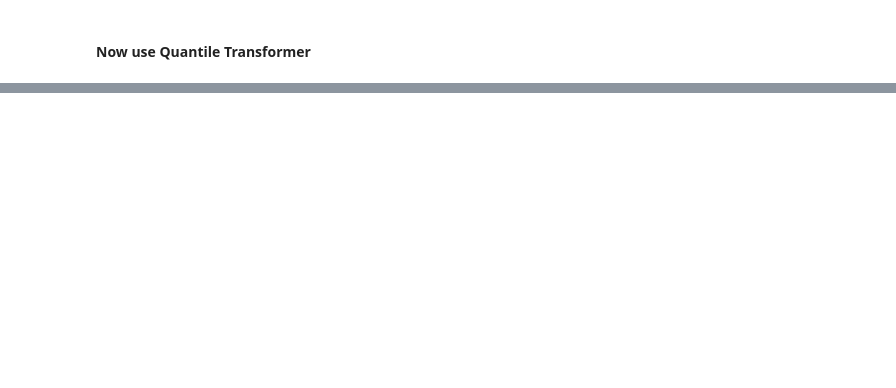
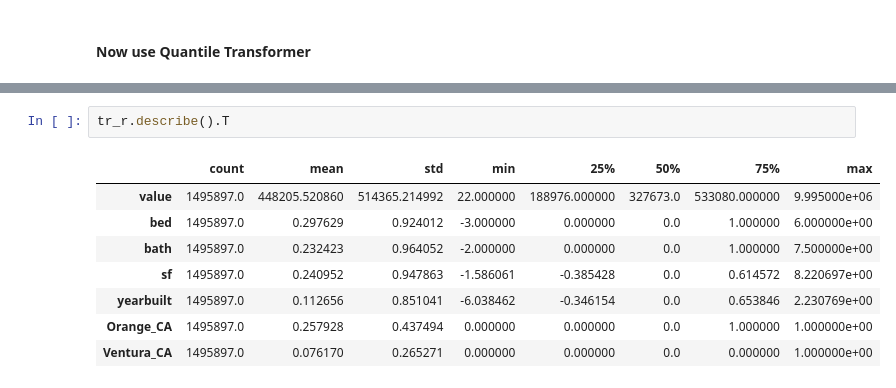
Before and after one commit to Cayt-Schlichting/regression-exercises, a Jupyter notebook: scaling.ipynb, the cells around one changed output, grey strips where cells are left out. Drawn from its saved outputs; the diff is of its cells as text; blank space fills up the shorter version.

```diff
--- a/scaling.ipynb
+++ b/scaling.ipynb
@@ -210,0 +265,11 @@ for c in X_tr.columns:
+# %%
+tr_r.describe().T
+# %% [output]
+|  | count | mean | std | min | 25% | 50% | 75% | max |
+| value | 1495897.0 | 448205.520860 | 514365.214992 | 22.000000 | 188976.000000 | 327673.0 | 533080.000000 | 9.995000e+06 |
+| bed | 1495897.0 | 0.297629 | 0.924012 | -3.000000 | 0.000000 | 0.0 | 1.000000 | 6.000000e+00 |
+| bath | 1495897.0 | 0.232423 | 0.964052 | -2.000000 | 0.000000 | 0.0 | 1.000000 | 7.500000e+00 |
+| sf | 1495897.0 | 0.240952 | 0.947863 | -1.586061 | -0.385428 | 0.0 | 0.614572 | 8.220697e+00 |
+| yearbuilt | 1495897.0 | 0.112656 | 0.851041 | -6.038462 | -0.346154 | 0.0 | 0.653846 | 2.230769e+00 |
+| Orange_CA | 1495897.0 | 0.257928 | 0.437494 | 0.000000 | 0.000000 | 0.0 | 1.000000 | 1.000000e+00 |
+| Ventura_CA | 1495897.0 | 0.076170 | 0.265271 | 0.000000 | 0.000000 | 0.0 | 0.000000 | 1.000000e+00 |
```
Also changed, not shown: parts of 15 cells of this notebook, 1 other file.
